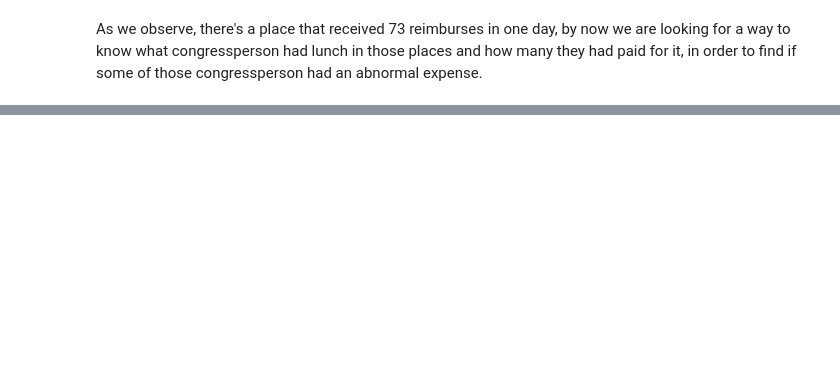
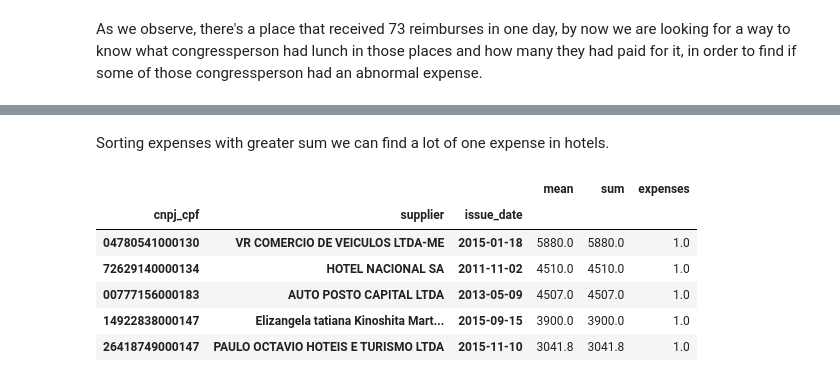
Before and after one commit to okfn-brasil/serenata-de-amor, a Jupyter notebook: develop/2016-12-02-anaschwendler-abnormal-meal-prices-analysis.ipynb, the cells around one changed output, grey strips where cells are left out. Cells and saved outputs as stored; diff of their text form; code cells hidden in the pictures; blank space fills up the shorter version.

```diff
--- a/develop/2016-12-02-anaschwendler-abnormal-meal-prices-analysis.ipynb
+++ b/develop/2016-12-02-anaschwendler-abnormal-meal-prices-analysis.ipynb
@@ -87,0 +85,13 @@ As we observe, there's a place that received 73 reimburses in one day, by now we
+# %% [markdown]
+Sorting expenses with greater sum we can find a lot of one expense in hotels.
+# %%
+by_day_asc = aggregation.sort_values(['expenses', 'sum'], ascending=[True, False])
+by_day_asc.head()
+# %% [output]
+|  |  |  | mean | sum | expenses |
+| cnpj_cpf | supplier | issue_date |  |  |  |
+| 04780541000130 | VR COMERCIO DE VEICULOS LTDA-ME | 2015-01-18 | 5880.0 | 5880.0 | 1.0 |
+| 72629140000134 | HOTEL NACIONAL SA | 2011-11-02 | 4510.0 | 4510.0 | 1.0 |
+| 00777156000183 | AUTO POSTO CAPITAL LTDA | 2013-05-09 | 4507.0 | 4507.0 | 1.0 |
+| 14922838000147 | Elizangela tatiana Kinoshita Mart... | 2015-09-15 | 3900.0 | 3900.0 | 1.0 |
+| 26418749000147 | PAULO OCTAVIO HOTEIS E TURISMO LTDA | 2015-11-10 | 3041.8 | 3041.8 | 1.0 |
```
Also changed, not shown: parts of 10 cells of this notebook.
